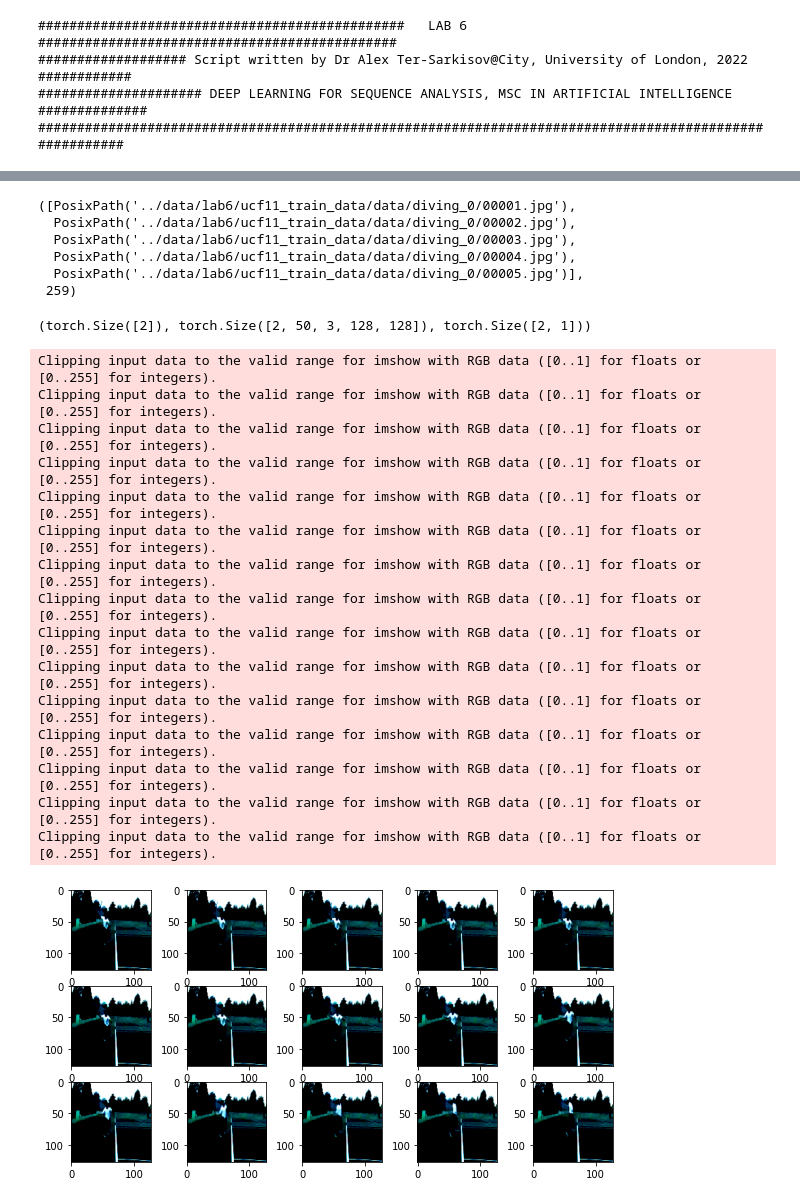
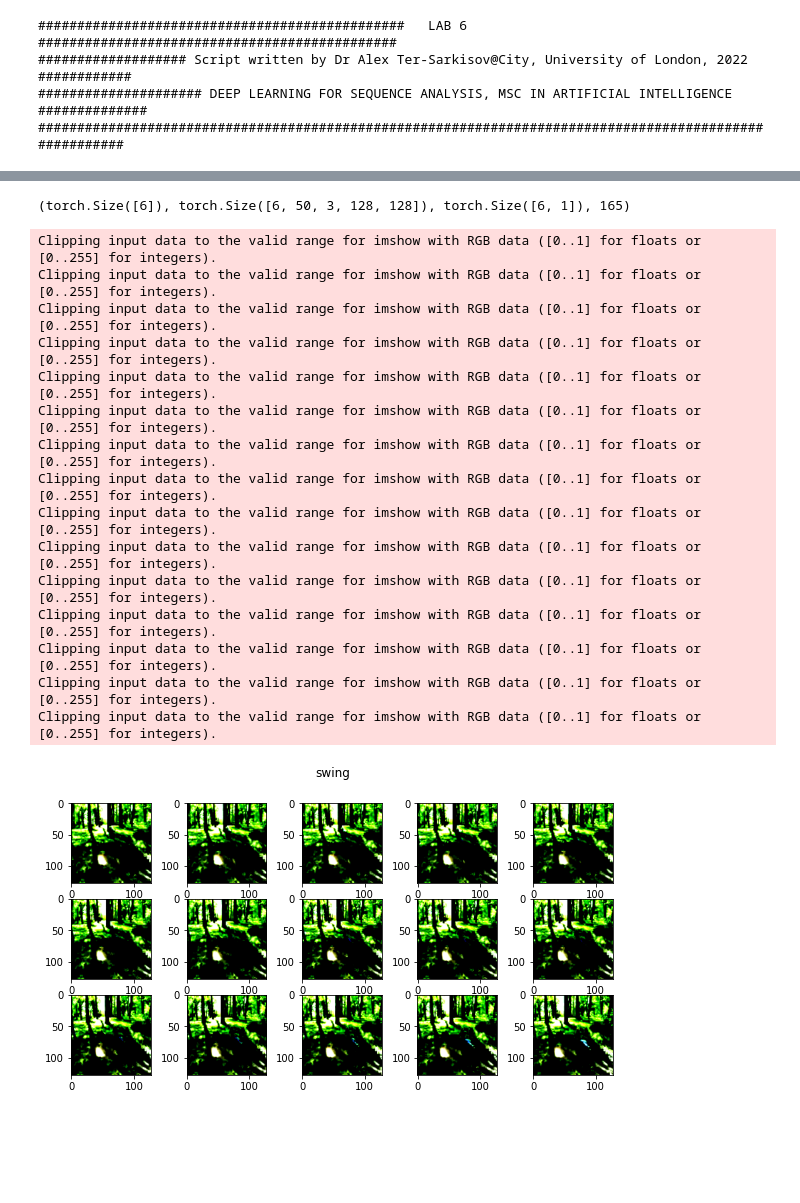
Before and after one commit to alexxcollins/sequence_labs, a Jupyter notebook: Lab6/Lab6DLSA.ipynb, the cells around one changed output, grey strips where cells are left out. Cells and saved outputs as stored; diff of their text form; code cells hidden in the pictures; blank space fills up the shorter version.

Commit message:
more improvements on data preperation and first proper training run

```diff
--- a/Lab6/Lab6DLSA.ipynb
+++ b/Lab6/Lab6DLSA.ipynb
@@ -33,10 +33,10 @@ if torch.cuda.is_available():
 
 print ('Device set to {0}'.format(device))
 
-epoch = 10
-learning_rate = 1e-6
+EPOCH = 20
+LEARNING_RATE = 1e-6
 #batch size: number of data samples in the current batch
-sample_size = 2
+SAMPLE_SIZE = 6
 # ResNet101
 feature_extractor_base = net_ucf11.resnet101(fc_layer=False, zero_init_residual=True)
 # LSTM
@@ -93,24 +91,12 @@ Weight dimensions mismatch for fc.bias
 # %%
 feature_extractor_base = feature_extractor_base.to(device)
 rnn = rnn.to(device)
-# %%
-s = '../data/lab6/ucf11_train_data/data/diving_0'
-# frames = sorted(os.listdir(s), key=lambda x: int(x.split('.')[0]))
-frames = sorted(Path(s).glob("*.jpg"), key = lambda x: int(x.stem))
-frames[:5], len(frames)
-# %% [output]
-([PosixPath('../data/lab6/ucf11_train_data/data/diving_0/00001.jpg'),
-  PosixPath('../data/lab6/ucf11_train_data/data/diving_0/00002.jpg'),
-  PosixPath('../data/lab6/ucf11_train_data/data/diving_0/00003.jpg'),
-  PosixPath('../data/lab6/ucf11_train_data/data/diving_0/00004.jpg'),
-  PosixPath('../data/lab6/ucf11_train_data/data/diving_0/00005.jpg')],
- 259)
 # %%
 #load images and label
 def load_data(stage, image_size = 128):
     # all data here
     if stage == "train":
-        source_dir = '../data/lab6/ucf11_train_data/data'
+        source_dir = '../data/lab6/ucf11_train_data'
 
     # list of folders with videos: 1,2,
     # image transform
@@ -125,51 +111,54 @@ def load_data(stage, image_size = 128):
     # select frames
     # this will be the dimensions of one data point,
     # seq_length x H x W
-    min_frame = 0
-    max_frame = 50
-    seq_length = max_frame - min_frame
-    params = {'batch_size':sample_size, 'shuffle':True}
+    MAX_PER_CAT = 15
+    MIN_FRAME = 0
+    MAX_FRAME = 50
+    seq_length = MAX_FRAME - MIN_FRAME
+    params = {'batch_size':SAMPLE_SIZE, 'shuffle':True}
     # this will return the data for ONE video
-    data_point = dataset_ucf11.DatasetUCF11(source_dir, seq_length, transform_train_img)
+    data_point = dataset_ucf11.DatasetUCF11(source_dir, seq_length,
+                                            MAX_PER_CAT, transform_train_img)
     dataset = data.DataLoader(data_point, **params)
     return dataset
 # %%
 train_data = load_data("train")
+actions = ['shooting','biking','diving' ,'golf',
+                        'riding' ,'juggle' ,'swing','tennis',
+                        'jumping' ,'spiking' ,'walk']
+idx_action_dict = dict(zip(range(11), actions))
 # %%
-type(train_data)
-# train_features, train_labels =
 a, b, c = next(iter(train_data))
-# print(f"Feature batch shape: {train_features.size()}")
-# print(f"Labels batch shape: {train_labels.size()}")
 type(a), type(b), type(c)
-a.shape, b.shape, c.shape
+a.shape, b.shape, c.shape, len(train_data.dataset)
 # %% [output]
-(torch.Size([2]), torch.Size([2, 50, 3, 128, 128]), torch.Size([2, 1]))
+(torch.Size([6]), torch.Size([6, 50, 3, 128, 128]), torch.Size([6, 1]), 165)
 # %%
 fig, axs = plt.subplots(3,5,figsize=(10,5))
 
 for i, ax in enumerate(axs.flatten()):
     img = b[0,i].permute(1, 2, 0).numpy()
     ax.imshow(img)
 
+fig.suptitle(idx_action_dict[c[0].item()])
 fig.show()
 # %% [output]
 Clipping input data to the valid range for imshow with RGB data ([0..1] for floats or [0..255] for integers).
 Clipping input data to the valid range for imshow with RGB data ([0..1] for floats or [0..255] for integers).
 Clipping input data to the valid range for imshow with RGB data ([0..1] for floats or [0..255] for integers).
 Clipping input data to the valid range for imshow with RGB data ([0..1] for floats or [0..255] for integers).
 Clipping input data to the valid range for imshow with RGB data ([0..1] for floats or [0..255] for integers).
 Clipping input data to the valid range for imshow with RGB data ([0..1] for floats or [0..255] for integers).
 Clipping input data to the valid range for imshow with RGB data ([0..1] for floats or [0..255] for integers).
 Clipping input data to the valid range for imshow with RGB data ([0..1] for floats or [0..255] for integers).
 Clipping input data to the valid range for imshow with RGB data ([0..1] for floats or [0..255] for integers).
 Clipping input data to the valid range for imshow with RGB data ([0..1] for floats or [0..255] for integers).
 Clipping input data to the valid range for imshow with RGB data ([0..1] for floats or [0..255] for integers).
 Clipping input data to the valid range for imshow with RGB data ([0..1] for floats or [0..255] for integers).
 Clipping input data to the valid range for imshow with RGB data ([0..1] for floats or [0..255] for integers).
 Clipping input data to the valid range for imshow with RGB data ([0..1] for floats or [0..255] for integers).
 Clipping input data to the valid range for imshow with RGB data ([0..1] for floats or [0..255] for integers).
-[figure, old version]
+[figure, new version]
 # %%
 def train_convnet_lstm():
     # set both networks to train mode
```
Also changed, not shown: parts of 6 cells of this notebook, 3 other files.
